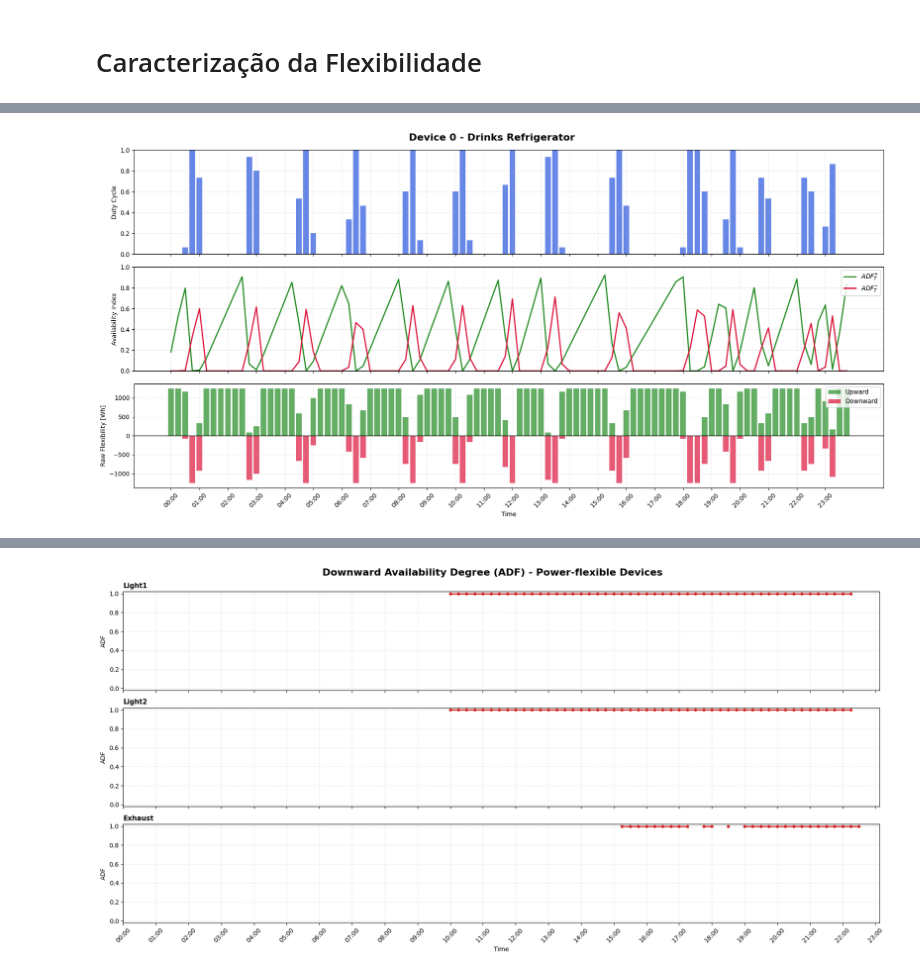
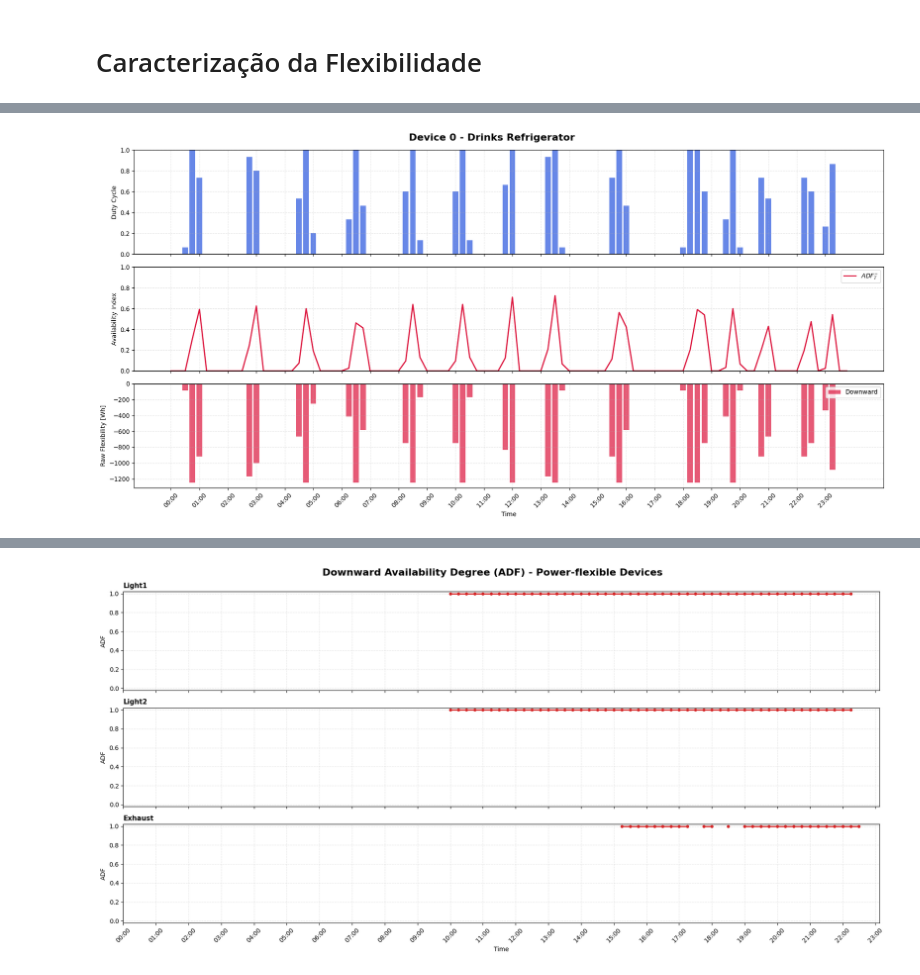
Before and after one commit to luistmartins/thesis_ik, a Jupyter notebook: Planeamento_Flexibility_24.ipynb, the cells around one changed output, grey strips where cells are left out. Cells and saved outputs as stored; diff of their text form; code cells hidden in the pictures.

```diff
--- a/Planeamento_Flexibility_24.ipynb
+++ b/Planeamento_Flexibility_24.ipynb
@@ -717,15 +490,0 @@ Y_min:
-# %%
-for j in POWER_FLEXIBLE_DEVICES:
-
-    print("----------------------------------")
-    print(dev_names[j])
-
-    print("Weight_P_min =", Weight_P_min[j])
-    print("Weight_P_max =", Weight_P_max[j])
-
-    print("Y_min =", Y_min[j])
-    print("Y_max =", Y_max[j])
-
-    print("Y atual =", Y_FC_matrix[1000, j])
-
-    print("WP =", WP_FC_matrix[1000, j])
@@ -888,10 +558,6 @@ Y_base = np.zeros((N_BLOCKS, N_DEV))
 # COMPUTE FLEXIBILITY
 # =========================
 
-# =========================
-# COMPUTE FLEXIBILITY
-# =========================
-
 for j in range(N_DEV):
 
     Xj = X_onoff_FC_matrix[:, j]
@@ -951,6 +617,16 @@ for j in range(N_DEV):
                 Power_max[j] *
                 (Y_max[j] - Yj[idx])
             ) / 60
+    # -------------------------
+    # NON-FLEXIBLE DEVICES
+    # -------------------------
+    else:
+
+        for k in range(N_BLOCKS):
+            idx = slice(k * BLOCK_SIZE, (k + 1) * BLOCK_SIZE)
+
+            # Baseline duty cycle during the block
+            DC[k, j] = np.mean(Xj[idx])
 # %%
 # =========================
 # DEVICE-LEVEL FLEXIBILITY TABLE
@@ -1083,13 +771,6 @@ def plot_time_flex_device_summary(j, df=flexibility_15min_device):
     # --------------------------------------------------
     # 2) Availability Indices
     # --------------------------------------------------
-    axes[1].plot(
-        x,
-        dfj["AI_T_up"],
-        color="forestgreen",
-        linewidth=2,
-        label=r"$ADF_T^{+}$"
-    )
 
     axes[1].plot(
         x,
@@ -1107,40 +788,32 @@ def plot_time_flex_device_summary(j, df=flexibility_15min_device):
     # --------------------------------------------------
     # 3) Raw Flexibility (Wh)
     # --------------------------------------------------
-    axes[2].bar(
-        x,
-        dfj["RF_T_up_Wh"],
-        color="forestgreen",
-        alpha=0.7,
-        label="Upward"
-    )
-
     axes[2].bar(
         x,
         -dfj["RF_T_down_Wh"],
         color="crimson",
         alpha=0.7,
         label="Downward"
     )
 
     axes[2].axhline(0, color="black", linewidth=1)
 
     axes[2].set_ylabel("Raw Flexibility [Wh]")
     axes[2].legend(loc="upper right")
     axes[2].grid(True, linestyle="--", alpha=0.3)
 
     # --------------------------------------------------
     # X axis
     # --------------------------------------------------
     step = 4
 
     axes[2].set_xticks(x[::step])
     axes[2].set_xticklabels(labels[::step], rotation=45)
     axes[2].set_xlabel("Time")
 
     plt.tight_layout()
     plt.show()
 
 plot_time_flex_device_summary(0, df=flexibility_15min_device)
 # %% [output]
-[figure, old version]
+[figure, new version]
```
Also changed, not shown: parts of 51 cells of this notebook, 1 other file.
